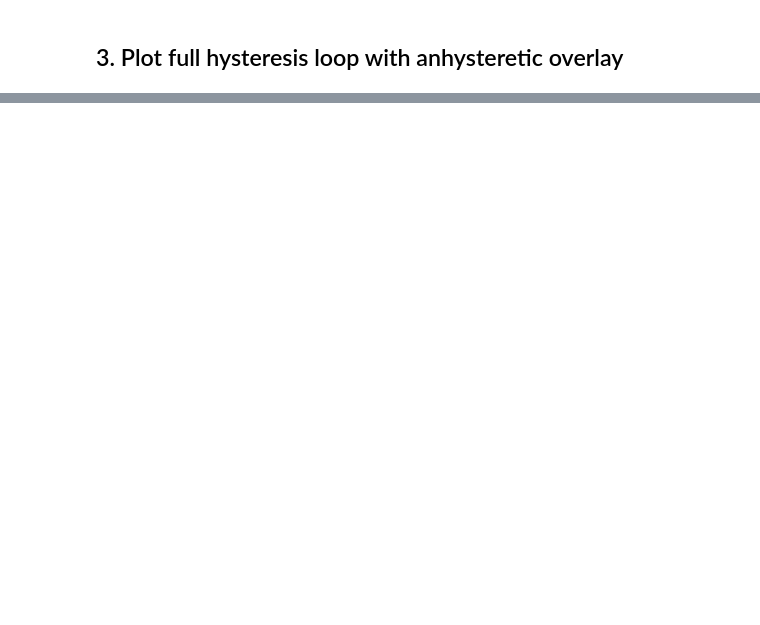
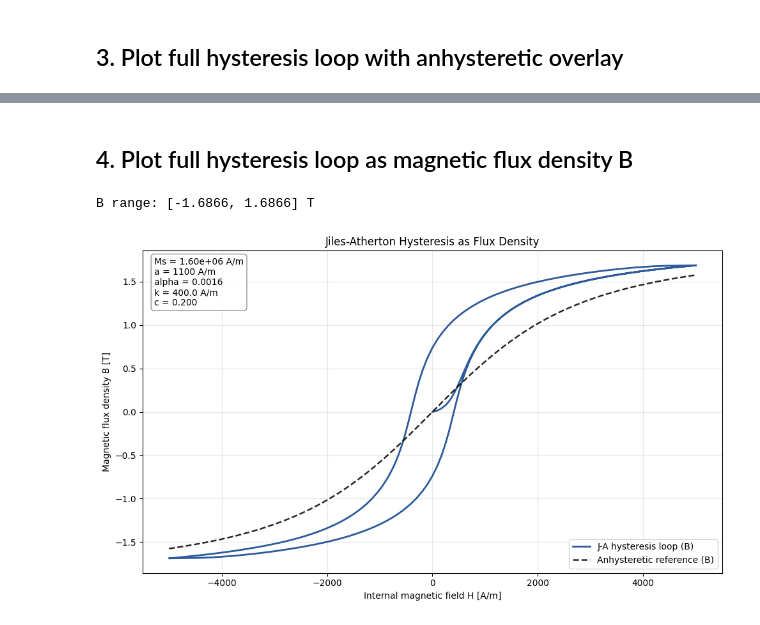
Before and after one commit to MoreCoffee12/MagnetoelasticSensor, a Jupyter notebook: notebooks/HelloWorldHysteresis.ipynb, the cells around one changed output, grey strips where cells are left out. Saved outputs shown, nothing was run; the diff lists cells and outputs as text; code cells hidden in the pictures; blank space fills up the shorter version.

```diff
--- a/notebooks/HelloWorldHysteresis.ipynb
+++ b/notebooks/HelloWorldHysteresis.ipynb
@@ -330,0 +313,49 @@ M range: [-1575.31, 1575.31] kA/m
+# %% [markdown]
+## 4. Plot full hysteresis loop as magnetic flux density B
+# %%
+# Convert the full hysteresis loop from magnetization to flux density
+b_loop = MU0 * (h_loop + m_loop)
+b_ref = MU0 * (h_ref + man_ref)
+
+fig, ax = plt.subplots(figsize=(10, 6))
+ax.plot(h_loop, b_loop, color='#2C5A9A', linewidth=2.0, label='J-A hysteresis loop (B)')
+ax.plot(
+    h_ref,
+    b_ref,
+    color='black',
+    linestyle='--',
+    linewidth=1.8,
+    alpha=0.85,
+    label='Anhysteretic reference (B)',
+)
+
+param_text = '\n'.join([
+    f'Ms = {props.ms:.2e} A/m',
+    f'a = {props.a:.0f} A/m',
+    f'alpha = {props.alpha:.4f}',
+    f'k = {props.k:.1f} A/m',
+    f'c = {props.c:.3f}',
+])
+ax.text(
+    0.02,
+    0.98,
+    param_text,
+    transform=ax.transAxes,
+    fontsize=10,
+    va='top',
+    bbox=dict(boxstyle='round,pad=0.35', facecolor='white', alpha=0.85, edgecolor='0.5'),
+)
+
+ax.set_title('Jiles-Atherton Hysteresis as Flux Density')
+ax.set_xlabel('Internal magnetic field H [A/m]')
+ax.set_ylabel('Magnetic flux density B [T]')
+ax.grid(True, alpha=0.3)
+ax.legend()
+
+print(f'B range: [{np.min(b_loop):.4f}, {np.max(b_loop):.4f}] T')
+
+plt.tight_layout()
+plt.show()
+# %% [output]
+B range: [-1.6866, 1.6866] T
+[figure, added]
```
Also changed, not shown: parts of 4 cells of this notebook, 9 other files.
